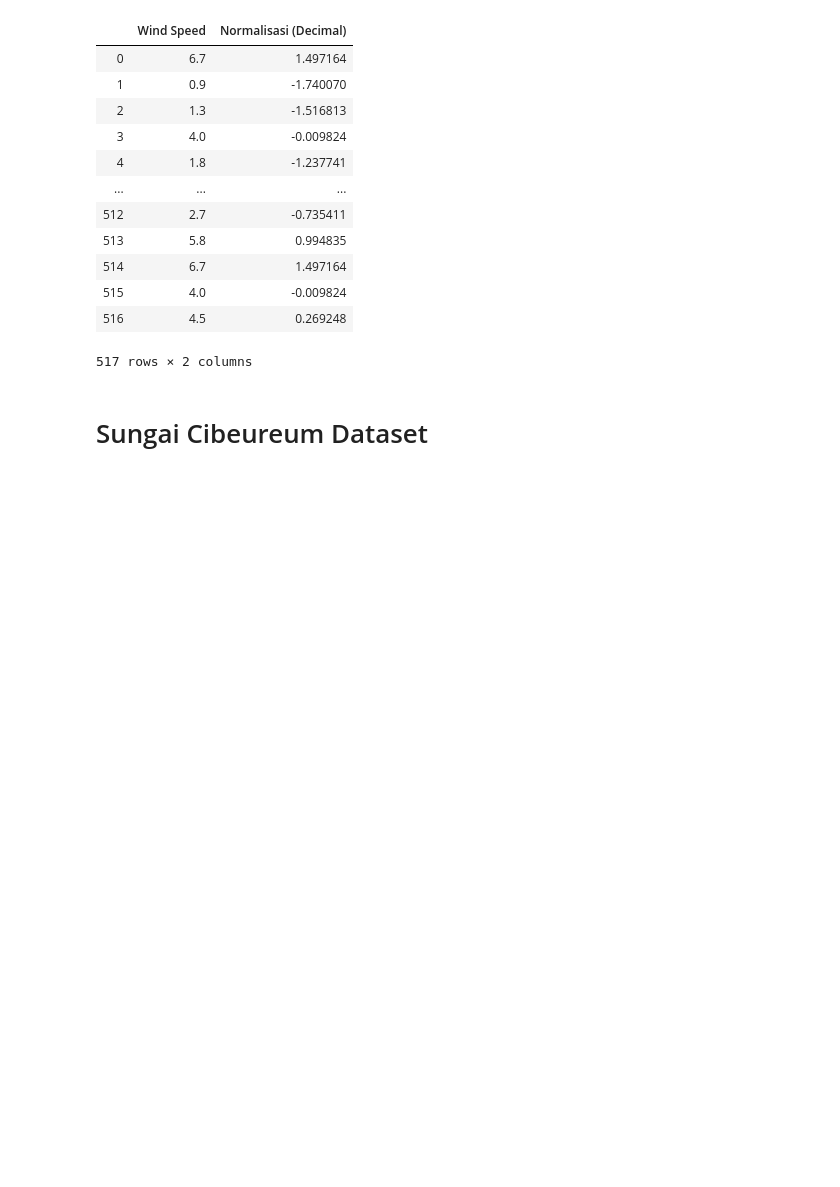
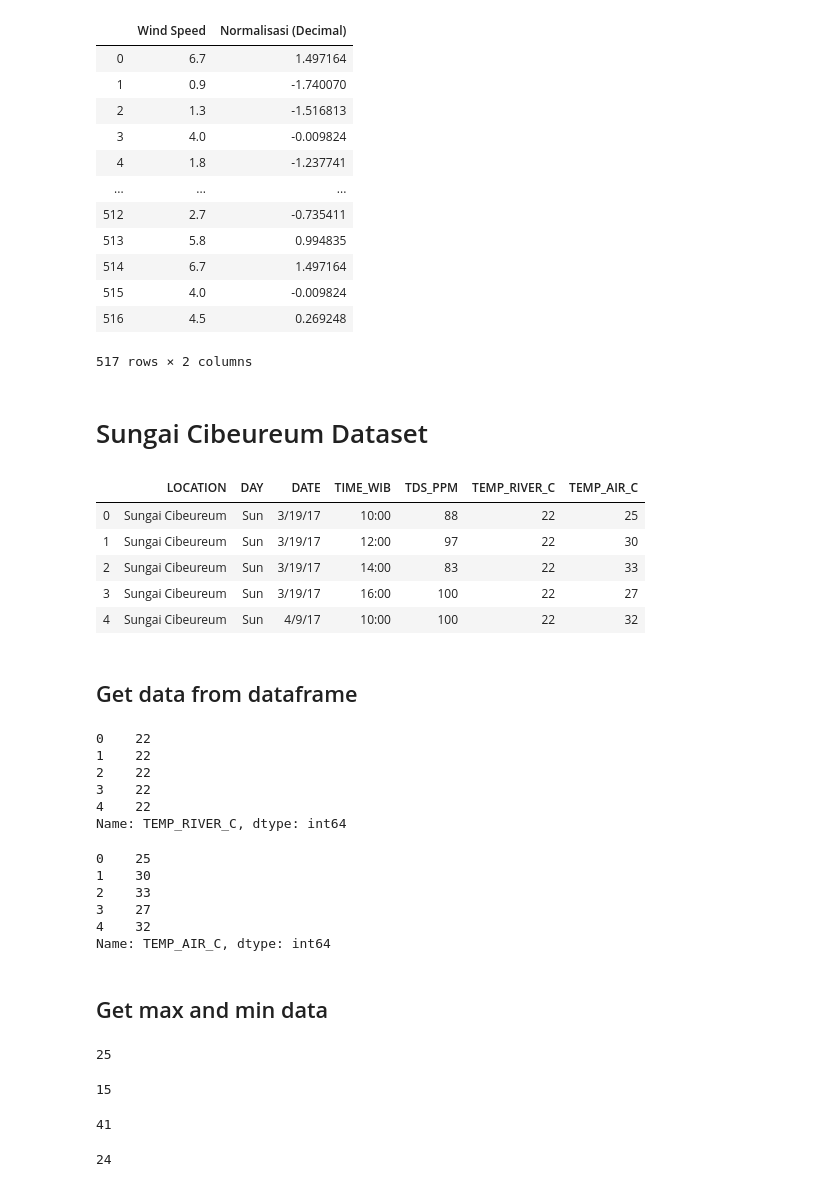
Before and after one commit to ibnutriyuono/machine-learning2019, a Jupyter notebook: Tugas 2 Normalization .ipynb, the cells around one changed output. Cells and saved outputs as stored; diff of their text form; code cells hidden in the pictures; blank space fills up the shorter version.

```diff
--- a/Tugas 2 Normalization .ipynb
+++ b/Tugas 2 Normalization .ipynb
@@ -374,3 +374,57 @@ dataWindSpeedZ
 517 rows × 2 columns
 # %% [markdown]
 # Sungai Cibeureum Dataset
+# %%
+sungaiDf = pd.read_csv("./data/data_sungaicibereum.csv")
+sungaiDf.head()
+# %% [output]
+|  | LOCATION | DAY | DATE | TIME_WIB | TDS_PPM | TEMP_RIVER_C | TEMP_AIR_C |
+| 0 | Sungai Cibeureum | Sun | 3/19/17 | 10:00 | 88 | 22 | 25 |
+| 1 | Sungai Cibeureum | Sun | 3/19/17 | 12:00 | 97 | 22 | 30 |
+| 2 | Sungai Cibeureum | Sun | 3/19/17 | 14:00 | 83 | 22 | 33 |
+| 3 | Sungai Cibeureum | Sun | 3/19/17 | 16:00 | 100 | 22 | 27 |
+| 4 | Sungai Cibeureum | Sun | 4/9/17 | 10:00 | 100 | 22 | 32 |
+# %% [markdown]
+## Get data from dataframe
+# %%
+tempRiver = sungaiDf['TEMP_RIVER_C']
+tempRiver.head()
+# %% [output]
+0    22
+1    22
+2    22
+3    22
+4    22
+Name: TEMP_RIVER_C, dtype: int64
+# %%
+tempAir = sungaiDf['TEMP_AIR_C']
+tempAir.head()
+# %% [output]
+0    25
+1    30
+2    33
+3    27
+4    32
+Name: TEMP_AIR_C, dtype: int64
+# %% [markdown]
+## Get max and min data
+# %%
+tempRiverMax = tempRiver.max()
+tempRiverMax
+# %% [output]
+25
+# %%
+tempRiverMin = tempRiver.min()
+tempRiverMin
+# %% [output]
+15
+# %%
+tempAirMax = tempAir.max()
+tempAirMax
+# %% [output]
+41
+# %%
+tempAirMin = tempAir.min()
+tempAirMin
+# %% [output]
+24
```
Also changed, not shown: parts of 6 cells of this notebook.
